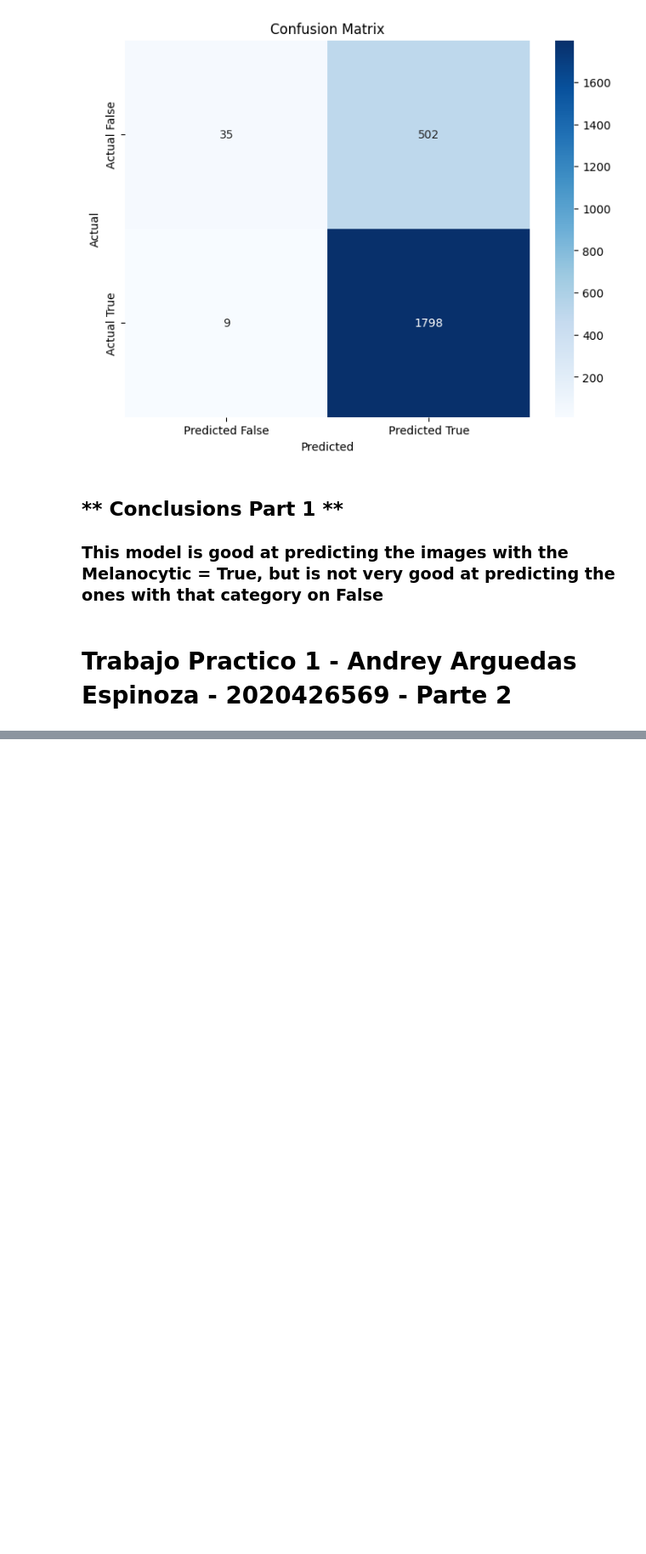
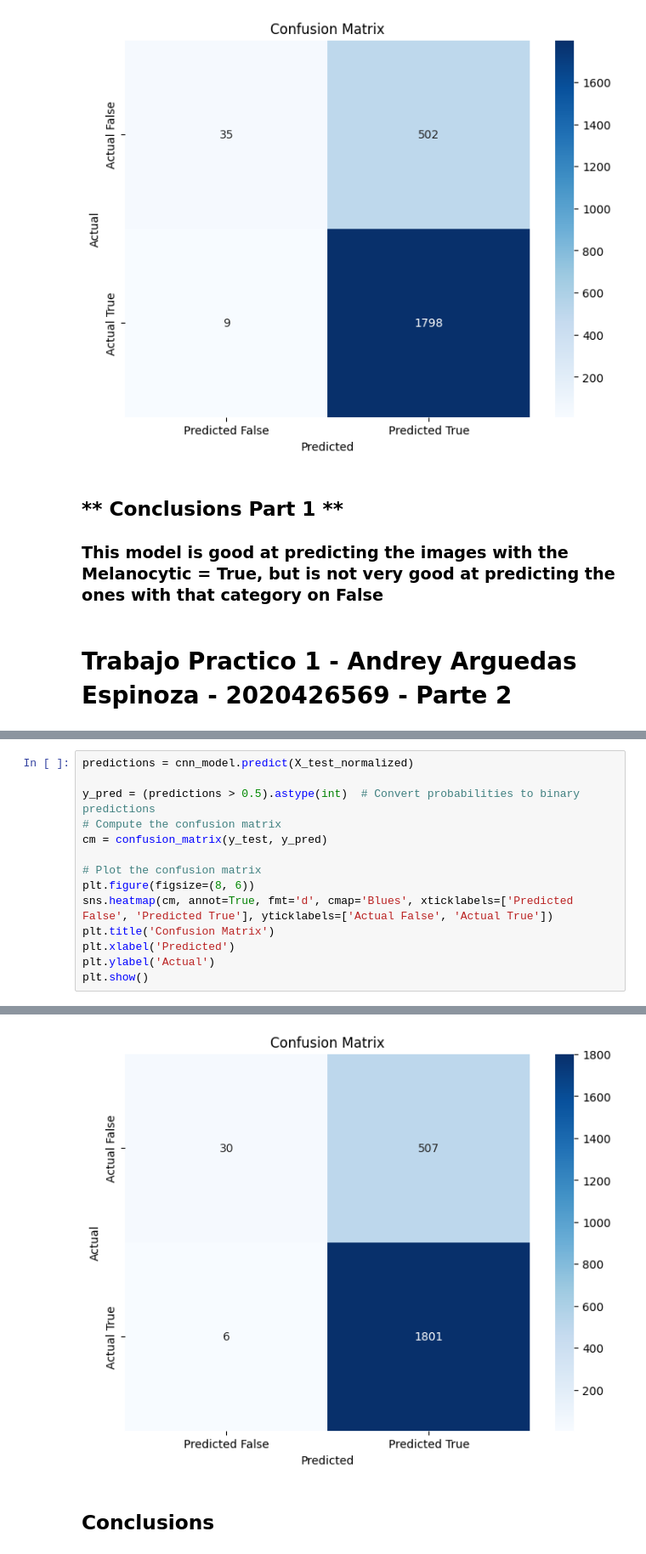
Before and after one commit to AndreyArguedas/DeepLearning, a Jupyter notebook: Documentos de Deep Learning GR 40/TP1/TP1-DL-AndreyArguedas.ipynb, the cells around one changed output, grey strips where cells are left out. Shown at 85% size. Saved outputs shown, nothing was run; the diff lists cells and outputs as text; blank space fills up the shorter version.

```diff
--- a/Documentos de Deep Learning GR 40/TP1/TP1-DL-AndreyArguedas.ipynb
+++ b/Documentos de Deep Learning GR 40/TP1/TP1-DL-AndreyArguedas.ipynb
@@ -448,0 +685,15 @@ plt.show()
+# %%
+predictions = cnn_model.predict(X_test_normalized)
+
+y_pred = (predictions > 0.5).astype(int)  # Convert probabilities to binary predictions
+# Compute the confusion matrix
+cm = confusion_matrix(y_test, y_pred)
+
+# Plot the confusion matrix
+plt.figure(figsize=(8, 6))
+sns.heatmap(cm, annot=True, fmt='d', cmap='Blues', xticklabels=['Predicted False', 'Predicted True'], yticklabels=['Actual False', 'Actual True'])
+plt.title('Confusion Matrix')
+plt.xlabel('Predicted')
+plt.ylabel('Actual')
+plt.show()
+# %% [output]
@@ -448,0 +701,3 @@ plt.show()
+[figure, added]
+# %% [markdown]
+## Conclusions
```
Also changed, not shown: parts of 20 cells of this notebook.
